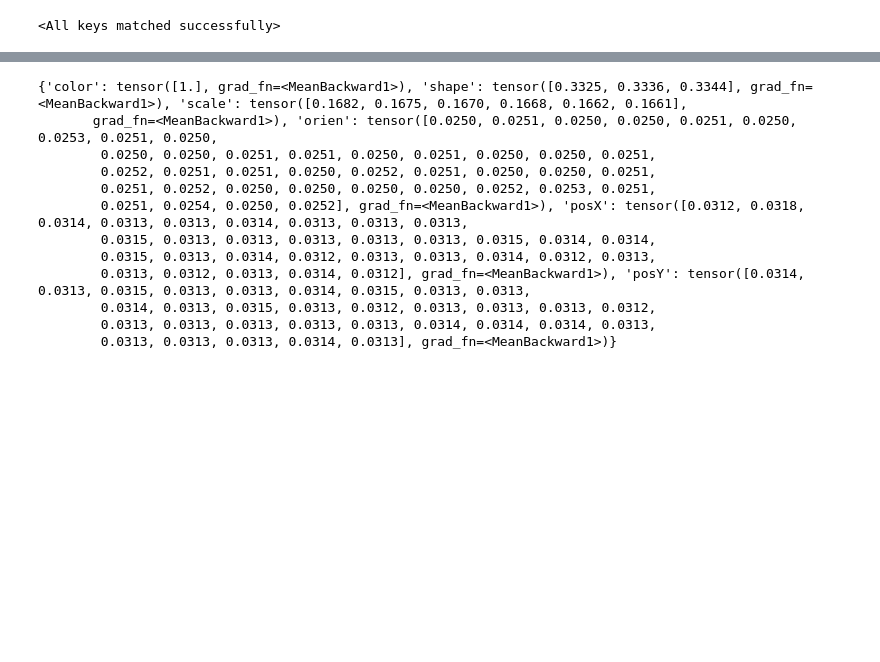
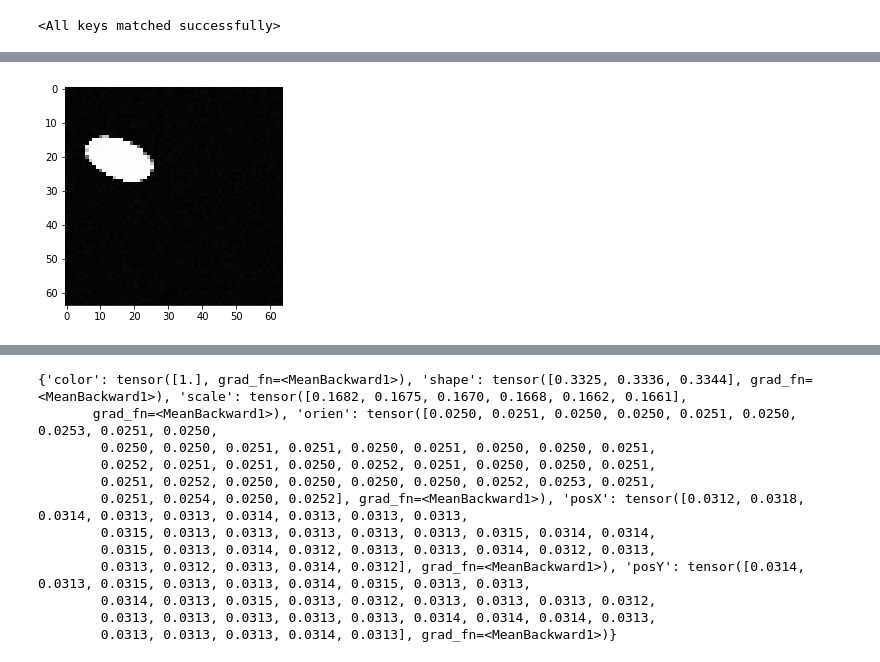
Before and after one commit to GiovaniValdrighi/inferencia_causal, a Jupyter notebook: vae/scm_counterfactual.ipynb, the cells around one changed output, grey strips where cells are left out. Cells and saved outputs as stored; diff of their text form; code cells hidden in the pictures; blank space fills up the shorter version.

```diff
--- a/vae/scm_counterfactual.ipynb
+++ b/vae/scm_counterfactual.ipynb
@@ -290,0 +226,5 @@ scm.viz_model()
+# %%
+plt.imshow(img_condition.detach().numpy().reshape(64, 64), cmap = 'Greys')
+plt.show()
+# %% [output]
+[figure, added]
```
Also changed, not shown: parts of 19 cells of this notebook.
